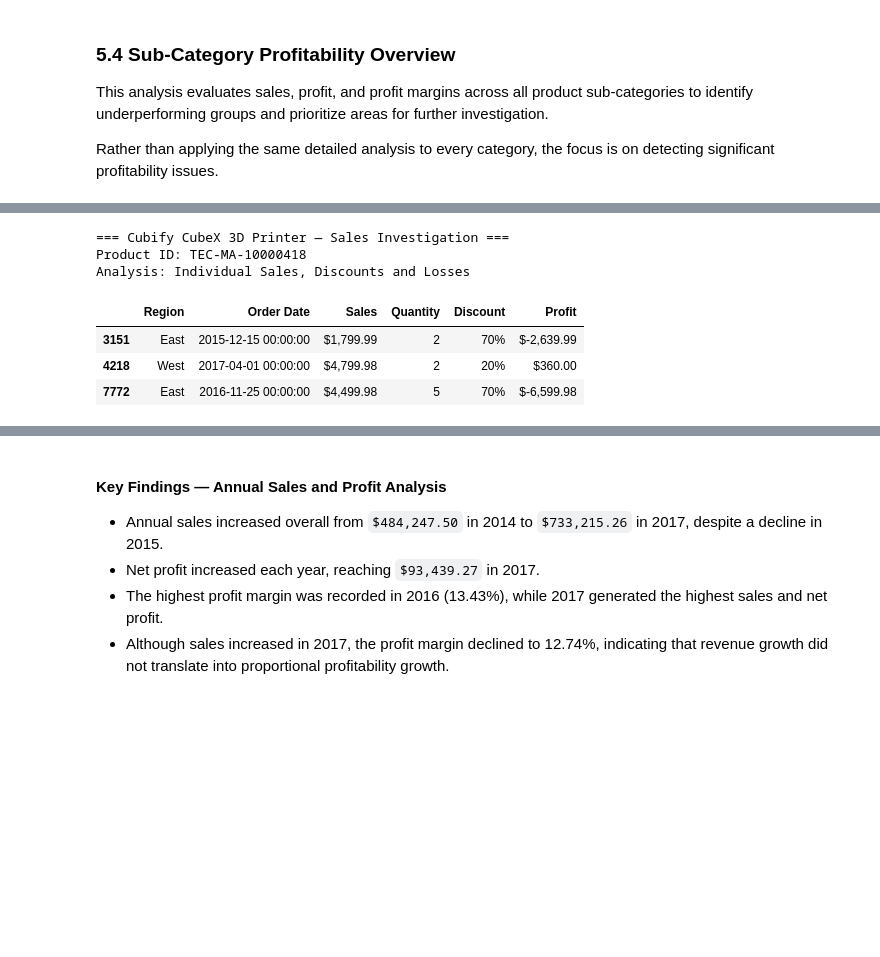
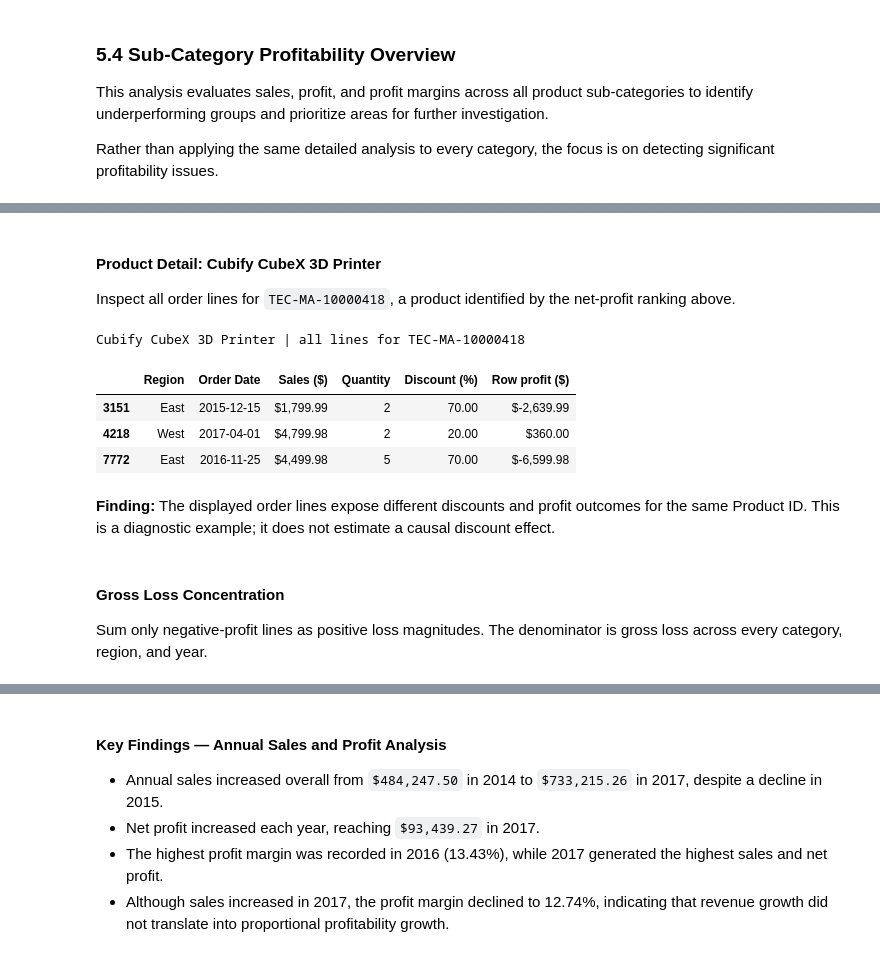
Before and after one commit to yasin-demir/ai-sales-analyst, a Jupyter notebook: notebooks/01_sales_eda.ipynb, the cells around one changed output, grey strips where cells are left out. Saved outputs shown, nothing was run; the diff lists cells and outputs as text; code cells hidden in the pictures; blank space fills up the shorter version.

```diff
--- a/notebooks/01_sales_eda.ipynb
+++ b/notebooks/01_sales_eda.ipynb
@@ -102,2 +120,5 @@ Date columns are converted to datetime format, while Postal Code is converted to
 # %%
-df["Order Date"] = pd.to_datetime(df["Order Date"], format = "%m/%d/%Y")
+df['Order Date'] = pd.to_datetime(df['Order Date'], format='%m/%d/%Y')
+df['Ship Date'] = pd.to_datetime(df['Ship Date'], format='%m/%d/%Y')
+df['Postal Code'] = df['Postal Code'].astype('string').str.zfill(5)
+display(df[['Order Date', 'Ship Date', 'Postal Code']].dtypes.to_frame('Converted type'))
@@ -112,2 +129,0 @@ dtype: object
-# %%
-df["Postal Code"] = df["Postal Code"].astype("string")
@@ -757,26 +635,23 @@ Sales and Profit: USD | Profit Margin: %
+# %% [markdown]
+#### Product Detail: Cubify CubeX 3D Printer
+
+Inspect all order lines for `TEC-MA-10000418`, a product identified by the net-profit ranking above.
 # %%
-product_details = df.loc[
-    df["Product ID"] == "TEC-MA-10000418",
-    ["Region", "Order Date", "Sales", "Quantity", "Discount", "Profit"]
-]
-
-print("=== Cubify CubeX 3D Printer — Sales Investigation ===")
-print("Product ID: TEC-MA-10000418")
-print("Analysis: Individual Sales, Discounts and Losses")
-
-display(
-    product_details.style.format({
-        "Sales": "${:,.2f}",
-        "Discount": "{:.0%}",
-        "Profit": "${:,.2f}"
-    })
-)
+product_details = df.loc[df['Product ID'] == 'TEC-MA-10000418',
+    ['Region', 'Order Date', 'Sales', 'Quantity', 'Discount', 'Profit']].copy()
+product_details['Order Date'] = product_details['Order Date'].dt.strftime('%Y-%m-%d')
+product_details['Discount'] *= 100
+show_table(product_details.rename(columns={'Discount': 'Discount (%)'}), 'Cubify CubeX 3D Printer | all lines for TEC-MA-10000418')
 # %% [output]
-=== Cubify CubeX 3D Printer — Sales Investigation ===
-Product ID: TEC-MA-10000418
-Analysis: Individual Sales, Discounts and Losses
+Cubify CubeX 3D Printer | all lines for TEC-MA-10000418
-|  | Region | Order Date | Sales | Quantity | Discount | Profit |
-| 3151 | East | 2015-12-15 00:00:00 | $1,799.99 | 2 | 70% | $-2,639.99 |
-| 4218 | West | 2017-04-01 00:00:00 | $4,799.98 | 2 | 20% | $360.00 |
-| 7772 | East | 2016-11-25 00:00:00 | $4,499.98 | 5 | 70% | $-6,599.98 |
+|  | Region | Order Date | Sales ($) | Quantity | Discount (%) | Row profit ($) |
+| 3151 | East | 2015-12-15 | $1,799.99 | 2 | 70.00 | $-2,639.99 |
+| 4218 | West | 2017-04-01 | $4,799.98 | 2 | 20.00 | $360.00 |
+| 7772 | East | 2016-11-25 | $4,499.98 | 5 | 70.00 | $-6,599.98 |
+# %% [markdown]
+**Finding:** The displayed order lines expose different discounts and profit outcomes for the same Product ID. This is a diagnostic example; it does not estimate a causal discount effect.
+# %% [markdown]
+#### Gross Loss Concentration
+
+Sum only negative-profit lines as positive loss magnitudes. The denominator is gross loss across every category, region, and year.
 # %%
```
Also changed, not shown: parts of 105 cells of this notebook.
